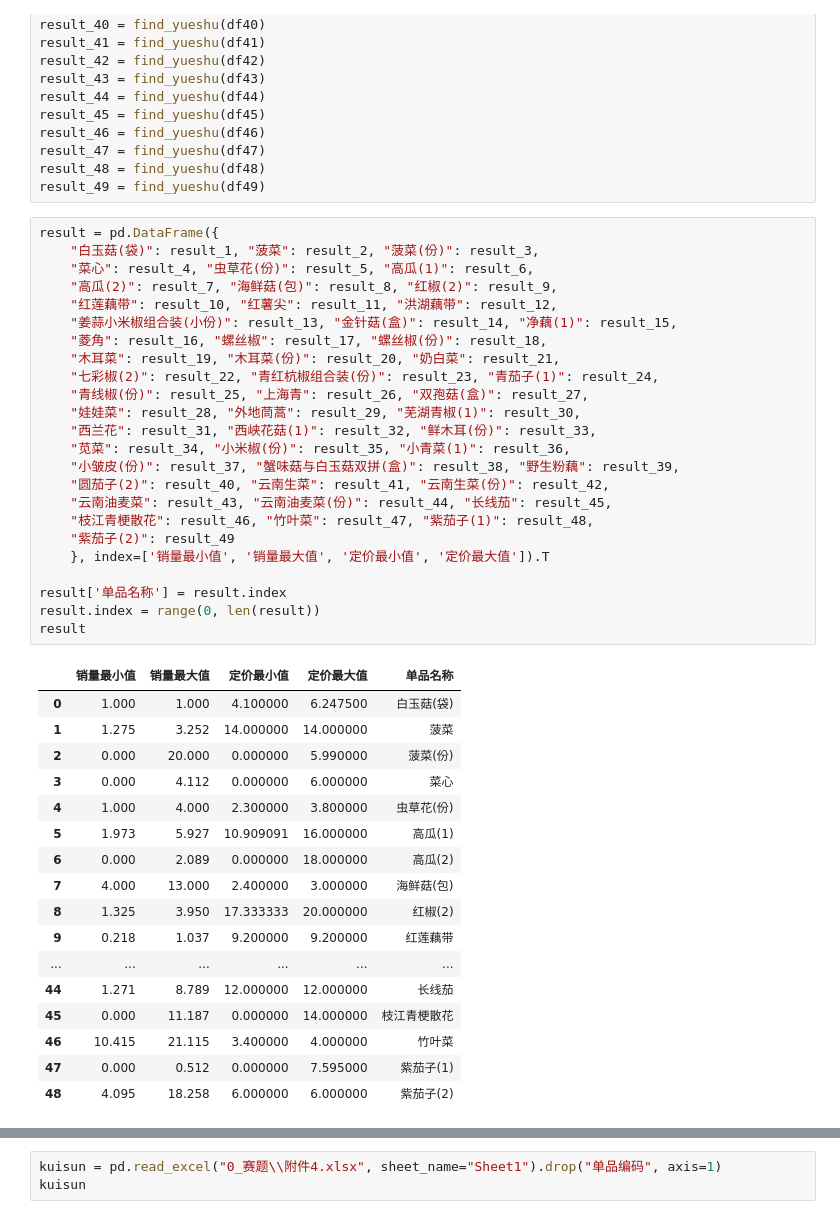
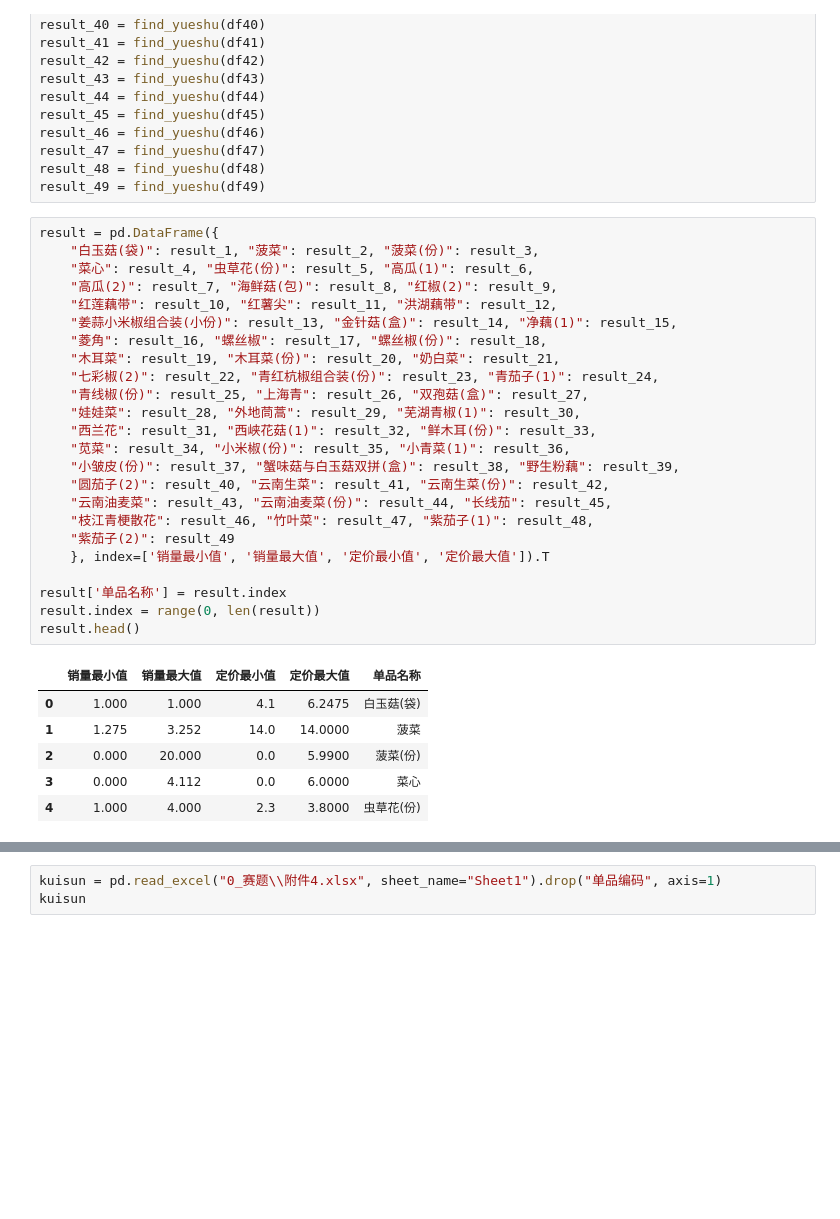
Before and after one commit to XingA02/CUMCM-2023C, a Jupyter notebook: 3_2_寻找需要的数据.ipynb, the cells around one changed output, grey strips where cells are left out. Drawn from its saved outputs; the diff is of its cells as text; blank space fills up the shorter version.

```diff
--- a/3_2_寻找需要的数据.ipynb
+++ b/3_2_寻找需要的数据.ipynb
@@ -191,45 +191,34 @@ result_49 = find_yueshu(df49)
 # %%
 result = pd.DataFrame({
     "白玉菇(袋)": result_1, "菠菜": result_2, "菠菜(份)": result_3,
     "菜心": result_4, "虫草花(份)": result_5, "高瓜(1)": result_6,
     "高瓜(2)": result_7, "海鲜菇(包)": result_8, "红椒(2)": result_9,
     "红莲藕带": result_10, "红薯尖": result_11, "洪湖藕带": result_12,
     "姜蒜小米椒组合装(小份)": result_13, "金针菇(盒)": result_14, "净藕(1)": result_15,
     "菱角": result_16, "螺丝椒": result_17, "螺丝椒(份)": result_18,
     "木耳菜": result_19, "木耳菜(份)": result_20, "奶白菜": result_21,
     "七彩椒(2)": result_22, "青红杭椒组合装(份)": result_23, "青茄子(1)": result_24,
     "青线椒(份)": result_25, "上海青": result_26, "双孢菇(盒)": result_27,
     "娃娃菜": result_28, "外地茼蒿": result_29, "芜湖青椒(1)": result_30,
     "西兰花": result_31, "西峡花菇(1)": result_32, "鲜木耳(份)": result_33,
     "苋菜": result_34, "小米椒(份)": result_35, "小青菜(1)": result_36,
     "小皱皮(份)": result_37, "蟹味菇与白玉菇双拼(盒)": result_38, "野生粉藕": result_39,
     "圆茄子(2)": result_40, "云南生菜": result_41, "云南生菜(份)": result_42,
     "云南油麦菜": result_43, "云南油麦菜(份)": result_44, "长线茄": result_45,
     "枝江青梗散花": result_46, "竹叶菜": result_47, "紫茄子(1)": result_48,
     "紫茄子(2)": result_49
     }, index=['销量最小值', '销量最大值', '定价最小值', '定价最大值']).T
 
 result['单品名称'] = result.index
 result.index = range(0, len(result))
-result
+result.head()
 # %% [output]
 |  | 销量最小值 | 销量最大值 | 定价最小值 | 定价最大值 | 单品名称 |
-| 0 | 1.000 | 1.000 | 4.100000 | 6.247500 | 白玉菇(袋) |
-| 1 | 1.275 | 3.252 | 14.000000 | 14.000000 | 菠菜 |
-| 2 | 0.000 | 20.000 | 0.000000 | 5.990000 | 菠菜(份) |
-| 3 | 0.000 | 4.112 | 0.000000 | 6.000000 | 菜心 |
-| 4 | 1.000 | 4.000 | 2.300000 | 3.800000 | 虫草花(份) |
-| 5 | 1.973 | 5.927 | 10.909091 | 16.000000 | 高瓜(1) |
-| 6 | 0.000 | 2.089 | 0.000000 | 18.000000 | 高瓜(2) |
-| 7 | 4.000 | 13.000 | 2.400000 | 3.000000 | 海鲜菇(包) |
-| 8 | 1.325 | 3.950 | 17.333333 | 20.000000 | 红椒(2) |
-| 9 | 0.218 | 1.037 | 9.200000 | 9.200000 | 红莲藕带 |
-| ... | ... | ... | ... | ... | ... |
-| 44 | 1.271 | 8.789 | 12.000000 | 12.000000 | 长线茄 |
-| 45 | 0.000 | 11.187 | 0.000000 | 14.000000 | 枝江青梗散花 |
-| 46 | 10.415 | 21.115 | 3.400000 | 4.000000 | 竹叶菜 |
-| 47 | 0.000 | 0.512 | 0.000000 | 7.595000 | 紫茄子(1) |
-| 48 | 4.095 | 18.258 | 6.000000 | 6.000000 | 紫茄子(2) |
+| 0 | 1.000 | 1.000 | 4.1 | 6.2475 | 白玉菇(袋) |
+| 1 | 1.275 | 3.252 | 14.0 | 14.0000 | 菠菜 |
+| 2 | 0.000 | 20.000 | 0.0 | 5.9900 | 菠菜(份) |
+| 3 | 0.000 | 4.112 | 0.0 | 6.0000 | 菜心 |
+| 4 | 1.000 | 4.000 | 2.3 | 3.8000 | 虫草花(份) |
 # %%
 result['销量约束min'] = result['销量最小值'] * 0.8
 result['销量约束max'] = result['销量最大值'] * 1.2
```
Also changed, not shown: parts of 2 cells of this notebook, 19 other files.
